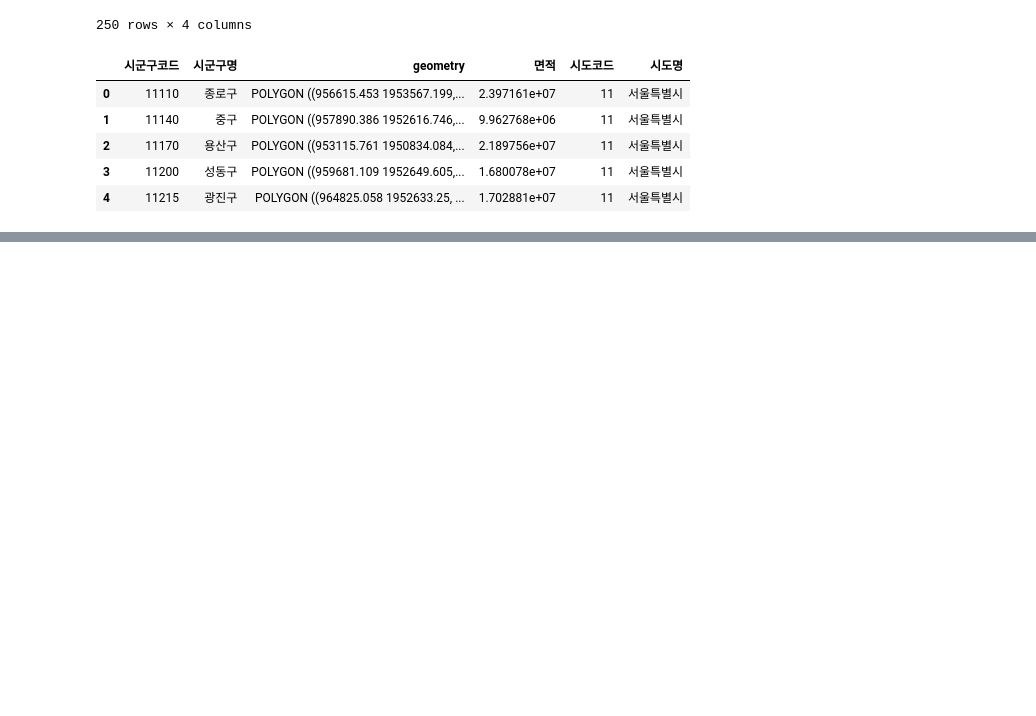
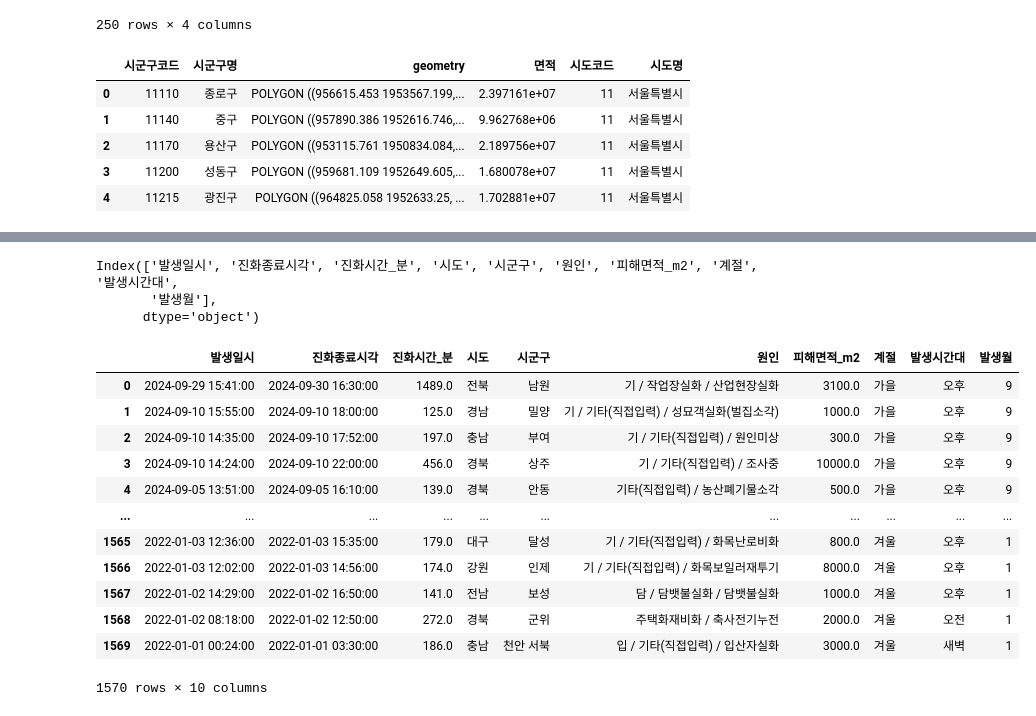
Before and after one commit to ta3wook/type2fire, a Jupyter notebook: notebooks/02_Preprocessing.ipynb, the cells around one changed output, grey strips where cells are left out. Saved outputs shown, nothing was run; the diff lists cells and outputs as text; code cells hidden in the pictures; blank space fills up the shorter version.

```diff
--- a/notebooks/02_Preprocessing.ipynb
+++ b/notebooks/02_Preprocessing.ipynb
@@ -109,0 +175,17 @@ gdf.to_file("../data/processed/대한민국_시군구.gpkg", driver="GPKG")
+# %%
+# 시간대 분류
+def get_time_period(hour):
+    if pd.isna(hour):
+        return None
+    if hour < 6:
+        return "새벽"
+    elif hour < 12:
+        return "오전"
+    elif hour < 18:
+        return "오후"
+    else:
+        return "밤"
+
+df["발생시간대"] = df["발생일시"].dt.hour.apply(get_time_period)
+# %%
+df["진화시간_분"] = (df["진화종료시각"] - df["발생일시"]).dt.total_seconds() / 60
@@ -109,0 +194,37 @@ gdf.to_file("../data/processed/대한민국_시군구.gpkg", driver="GPKG")
+# %%
+# 유지할 컬럼만 명시
+# keep_cols = [
+#     "발생일시", "진화종료시각", "진화시간_분", "행정구역", "시도", "시군구", "원인",
+#     "피해면적_m2", "계절", "발생시간대", "발생월"
+# ]
+
+keep_cols = [
+    "발생일시", "진화종료시각", "진화시간_분", "시도", "시군구", "원인",
+    "피해면적_m2", "계절", "발생시간대", "발생월"
+]
+
+# 나머지 컬럼 삭제
+df = df[keep_cols].copy()
+
+# 확인
+print(df.columns)
+# %% [output]
+Index(['발생일시', '진화종료시각', '진화시간_분', '시도', '시군구', '원인', '피해면적_m2', '계절', '발생시간대',
+       '발생월'],
+      dtype='object')
+# %%
+df
+# %% [output]
+|  | 발생일시 | 진화종료시각 | 진화시간_분 | 시도 | 시군구 | 원인 | 피해면적_m2 | 계절 | 발생시간대 | 발생월 |
+| 0 | 2024-09-29 15:41:00 | 2024-09-30 16:30:00 | 1489.0 | 전북 | 남원 | 기 / 작업장실화 / 산업현장실화 | 3100.0 | 가을 | 오후 | 9 |
+| 1 | 2024-09-10 15:55:00 | 2024-09-10 18:00:00 | 125.0 | 경남 | 밀양 | 기 / 기타(직접입력) / 성묘객실화(벌집소각) | 1000.0 | 가을 | 오후 | 9 |
+| 2 | 2024-09-10 14:35:00 | 2024-09-10 17:52:00 | 197.0 | 충남 | 부여 | 기 / 기타(직접입력) / 원인미상 | 300.0 | 가을 | 오후 | 9 |
+| 3 | 2024-09-10 14:24:00 | 2024-09-10 22:00:00 | 456.0 | 경북 | 상주 | 기 / 기타(직접입력) / 조사중 | 10000.0 | 가을 | 오후 | 9 |
+| 4 | 2024-09-05 13:51:00 | 2024-09-05 16:10:00 | 139.0 | 경북 | 안동 | 기타(직접입력) / 농산폐기물소각 | 500.0 | 가을 | 오후 | 9 |
+| ... | ... | ... | ... | ... | ... | ... | ... | ... | ... | ... |
+| 1565 | 2022-01-03 12:36:00 | 2022-01-03 15:35:00 | 179.0 | 대구 | 달성 | 기 / 기타(직접입력) / 화목난로비화 | 800.0 | 겨울 | 오후 | 1 |
+| 1566 | 2022-01-03 12:02:00 | 2022-01-03 14:56:00 | 174.0 | 강원 | 인제 | 기 / 기타(직접입력) / 화목보일러재투기 | 8000.0 | 겨울 | 오후 | 1 |
+| 1567 | 2022-01-02 14:29:00 | 2022-01-02 16:50:00 | 141.0 | 전남 | 보성 | 담 / 담뱃불실화 / 담뱃불실화 | 1000.0 | 겨울 | 오후 | 1 |
+| 1568 | 2022-01-02 08:18:00 | 2022-01-02 12:50:00 | 272.0 | 경북 | 군위 | 주택화재비화 / 축사전기누전 | 2000.0 | 겨울 | 오전 | 1 |
+| 1569 | 2022-01-01 00:24:00 | 2022-01-01 03:30:00 | 186.0 | 충남 | 천안 서북 | 입 / 기타(직접입력) / 입산자실화 | 3000.0 | 겨울 | 새벽 | 1 |
+1570 rows × 10 columns
```
Also changed, not shown: parts of 16 cells of this notebook.
